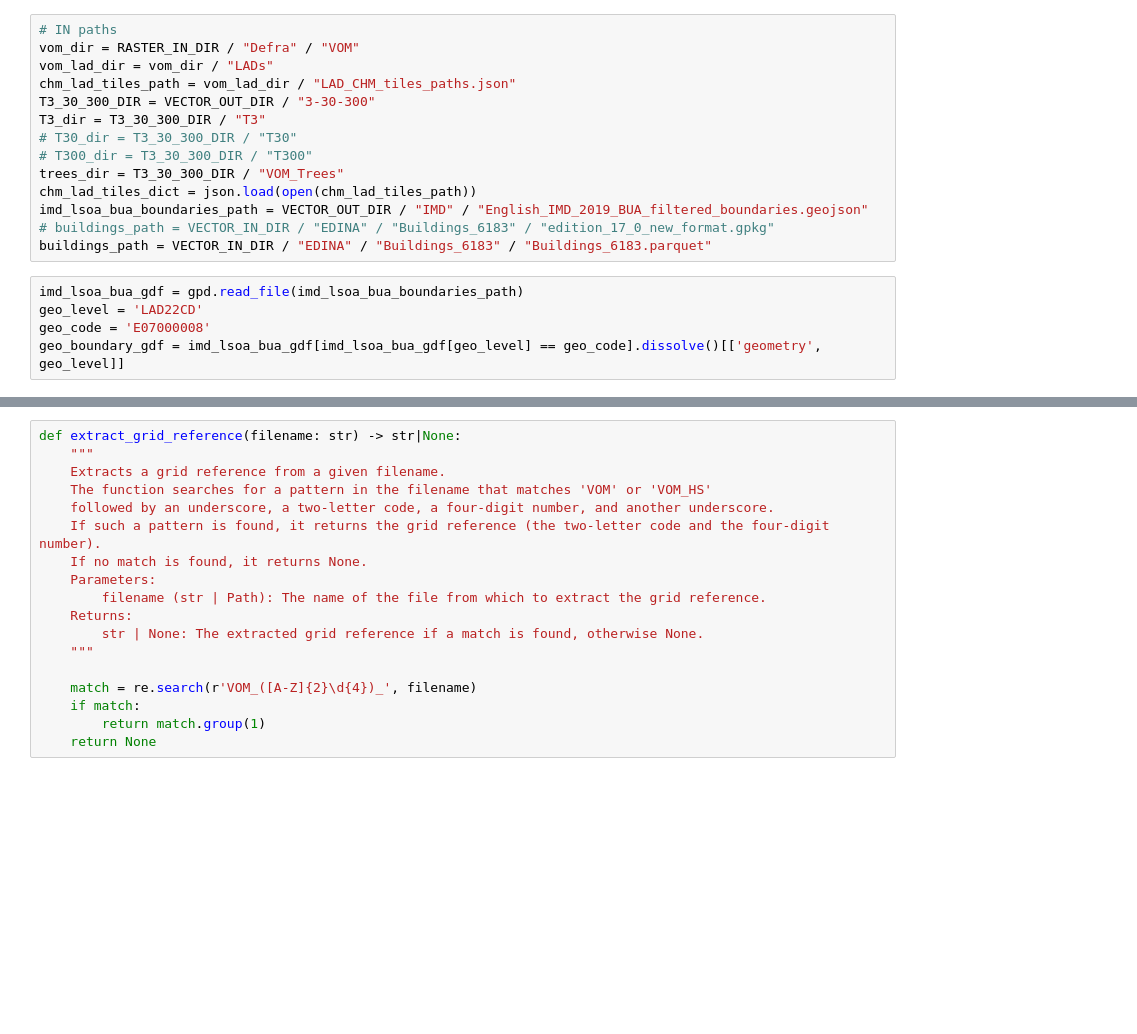
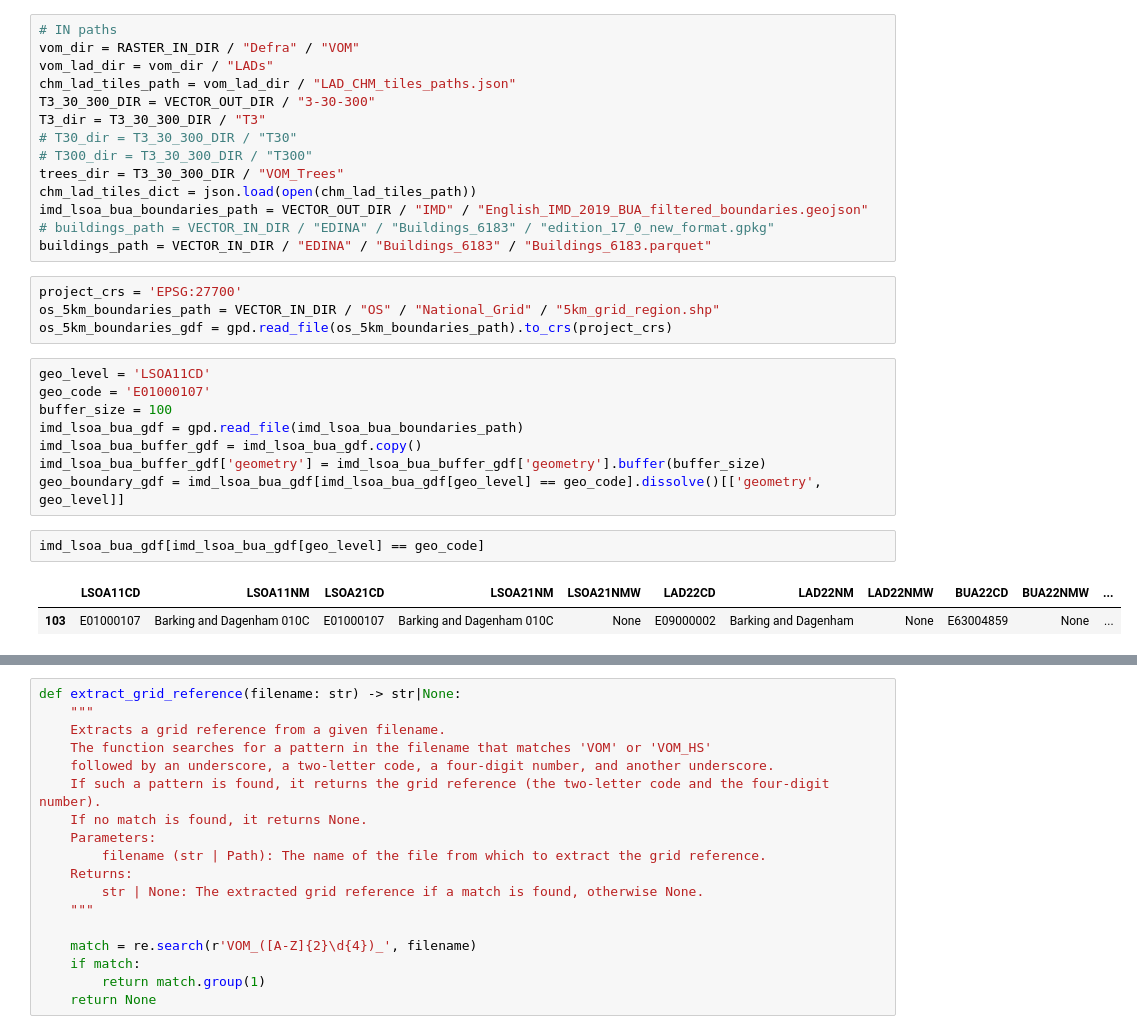
Before and after one commit to sdgresearch/3-30-300-analysis, a Jupyter notebook: notebooks/T3_calculation.ipynb, the cells around one changed output, grey strips where cells are left out. Drawn from its saved outputs; the diff is of its cells as text; blank space fills up the shorter version.

```diff
--- a/notebooks/T3_calculation.ipynb
+++ b/notebooks/T3_calculation.ipynb
@@ -23,8 +24,20 @@ chm_lad_tiles_dict = json.load(open(chm_lad_tiles_path))
 imd_lsoa_bua_boundaries_path = VECTOR_OUT_DIR / "IMD" / "English_IMD_2019_BUA_filtered_boundaries.geojson"
 # buildings_path = VECTOR_IN_DIR / "EDINA" / "Buildings_6183" / "edition_17_0_new_format.gpkg"
 buildings_path = VECTOR_IN_DIR / "EDINA" / "Buildings_6183" / "Buildings_6183.parquet"
+# %%
+project_crs = 'EPSG:27700'
+os_5km_boundaries_path = VECTOR_IN_DIR / "OS" / "National_Grid" / "5km_grid_region.shp"
+os_5km_boundaries_gdf = gpd.read_file(os_5km_boundaries_path).to_crs(project_crs)
 # %%
+geo_level = 'LSOA11CD'
+geo_code = 'E01000107'
+buffer_size = 100
 imd_lsoa_bua_gdf = gpd.read_file(imd_lsoa_bua_boundaries_path)
-geo_level = 'LAD22CD'
-geo_code = 'E07000008'
+imd_lsoa_bua_buffer_gdf = imd_lsoa_bua_gdf.copy()
+imd_lsoa_bua_buffer_gdf['geometry'] = imd_lsoa_bua_buffer_gdf['geometry'].buffer(buffer_size)
 geo_boundary_gdf = imd_lsoa_bua_gdf[imd_lsoa_bua_gdf[geo_level] == geo_code].dissolve()[['geometry', geo_level]]
+# %%
+imd_lsoa_bua_gdf[imd_lsoa_bua_gdf[geo_level] == geo_code]
+# %% [output]
+|  | LSOA11CD | LSOA11NM | LSOA21CD | LSOA21NM | LSOA21NMW | LAD22CD | LAD22NM | LAD22NMW | BUA22CD | BUA22NMW | ... |
+| 103 | E01000107 | Barking and Dagenham 010C | E01000107 | Barking and Dagenham 010C | None | E09000002 | Barking and Dagenham | None | E63004859 | None | ... |
```
Also changed, not shown: parts of 9 cells of this notebook, 1 other file.
